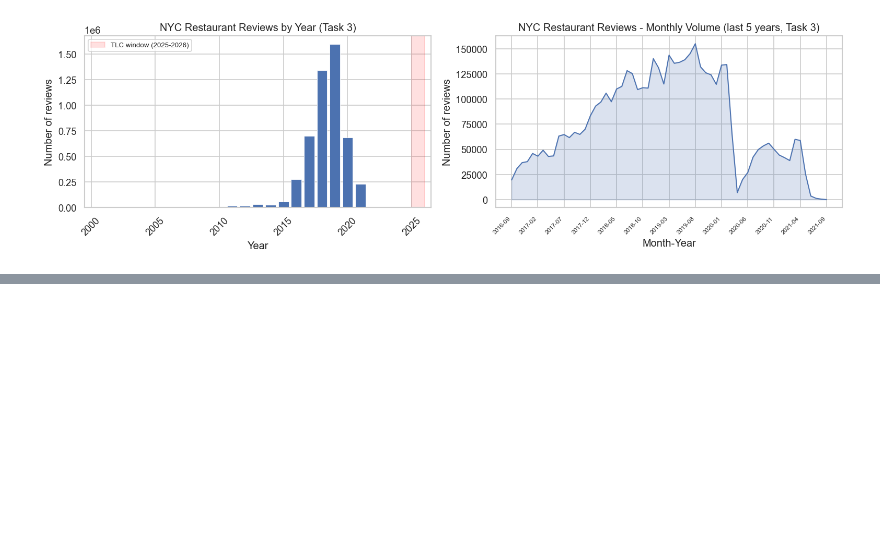
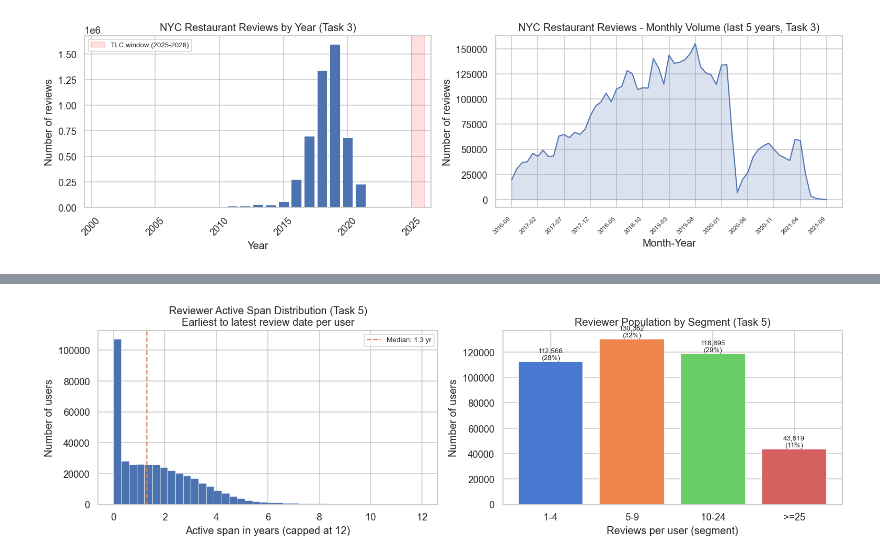
Before and after one commit to tungtt/cab-cravings, a Jupyter notebook: notebooks/03_google_local_eda.ipynb, the cells around one changed output, grey strips where cells are left out. Cells and saved outputs as stored; diff of their text form; code cells hidden in the pictures; blank space fills up the shorter version.

```diff
--- a/notebooks/03_google_local_eda.ipynb
+++ b/notebooks/03_google_local_eda.ipynb
@@ -533,0 +714,18 @@ _(Fill in after execution: date range, peak year, % from 2018+, unique recent us
+# %%
+cuts   = [0, 4, 9, 24, user_stats['review_count'].max()]
+labels = ['1-4', '5-9', '10-24', '>=25']
+
+user_stats['segment'] = pd.cut(
+    user_stats['review_count'], bins=cuts, labels=labels, right=True
+)
+
+seg = (
+    user_stats.groupby('segment', observed=True)
+    .agg(users=('review_count', 'count'), total_reviews=('review_count', 'sum'))
+    .reset_index()
+)
+seg['user_share_%']   = (seg['users'] / len(user_stats) * 100).round(1)
+seg['review_share_%'] = (seg['total_reviews'] / n_reviews * 100).round(1)
+seg['cum_review_%']   = seg['review_share_%'].cumsum().round(1)
+
+display(seg.set_index('segment'))
@@ -533,0 +739,34 @@ _(Fill in after execution: date range, peak year, % from 2018+, unique recent us
+# %%
+fig, axes = plt.subplots(1, 2, figsize=(13, 4))
+
+# Active span distribution
+ax = axes[0]
+ax.hist(user_stats['active_years'].clip(upper=12), bins=40,
+        color='#4c72b0', edgecolor='white', linewidth=0.3)
+ax.set_xlabel('Active span in years (capped at 12)')
+ax.set_ylabel('Number of users')
+ax.set_title('Reviewer Active Span Distribution (Task 5)\nEarliest to latest review date per user')
+median_span = user_stats['active_years'].median()
+ax.axvline(median_span, color='#dd8452', linewidth=1.4, linestyle='--',
+           label=f'Median: {median_span:.1f} yr')
+ax.legend(fontsize=8)
+
+# Segment bar chart
+ax2 = axes[1]
+pal2 = sns.color_palette('muted', n_colors=len(seg))
+bars = ax2.bar(seg['segment'].astype(str), seg['users'], color=pal2, edgecolor='white')
+for bar, (_, row) in zip(bars, seg.iterrows()):
+    ax2.text(
+        bar.get_x() + bar.get_width() / 2,
+        bar.get_height() + len(user_stats) * 0.004,
+        f'{int(row["users"]):,}\n({row["user_share_%"]:.0f}%)',
+        ha='center', fontsize=8,
+    )
+ax2.set_xlabel('Reviews per user (segment)')
+ax2.set_ylabel('Number of users')
+ax2.set_title('Reviewer Population by Segment (Task 5)')
+
+plt.tight_layout()
+plt.show()
+# %% [output]
+[figure, added]
```
Also changed, not shown: parts of 36 cells of this notebook, 4 other files.
